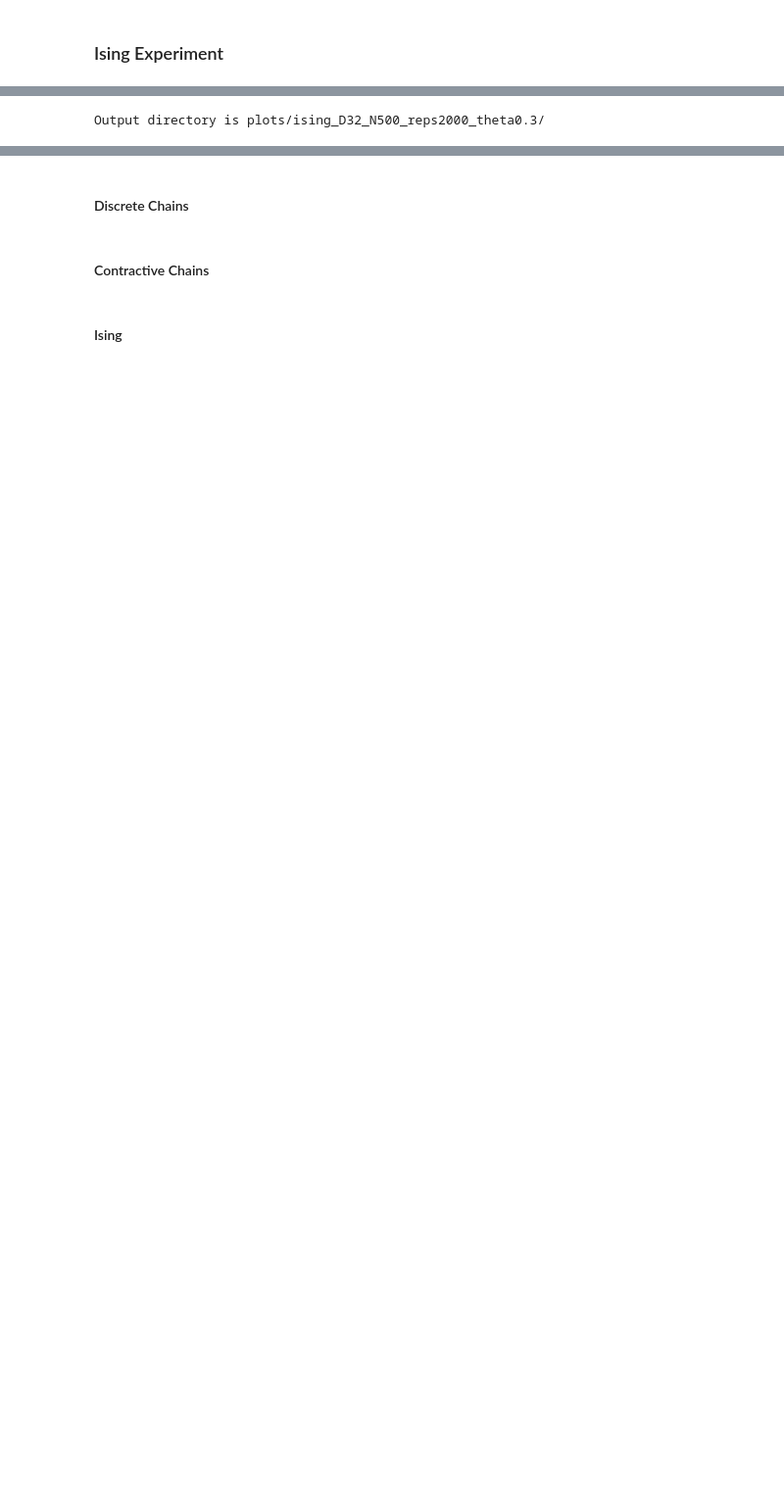
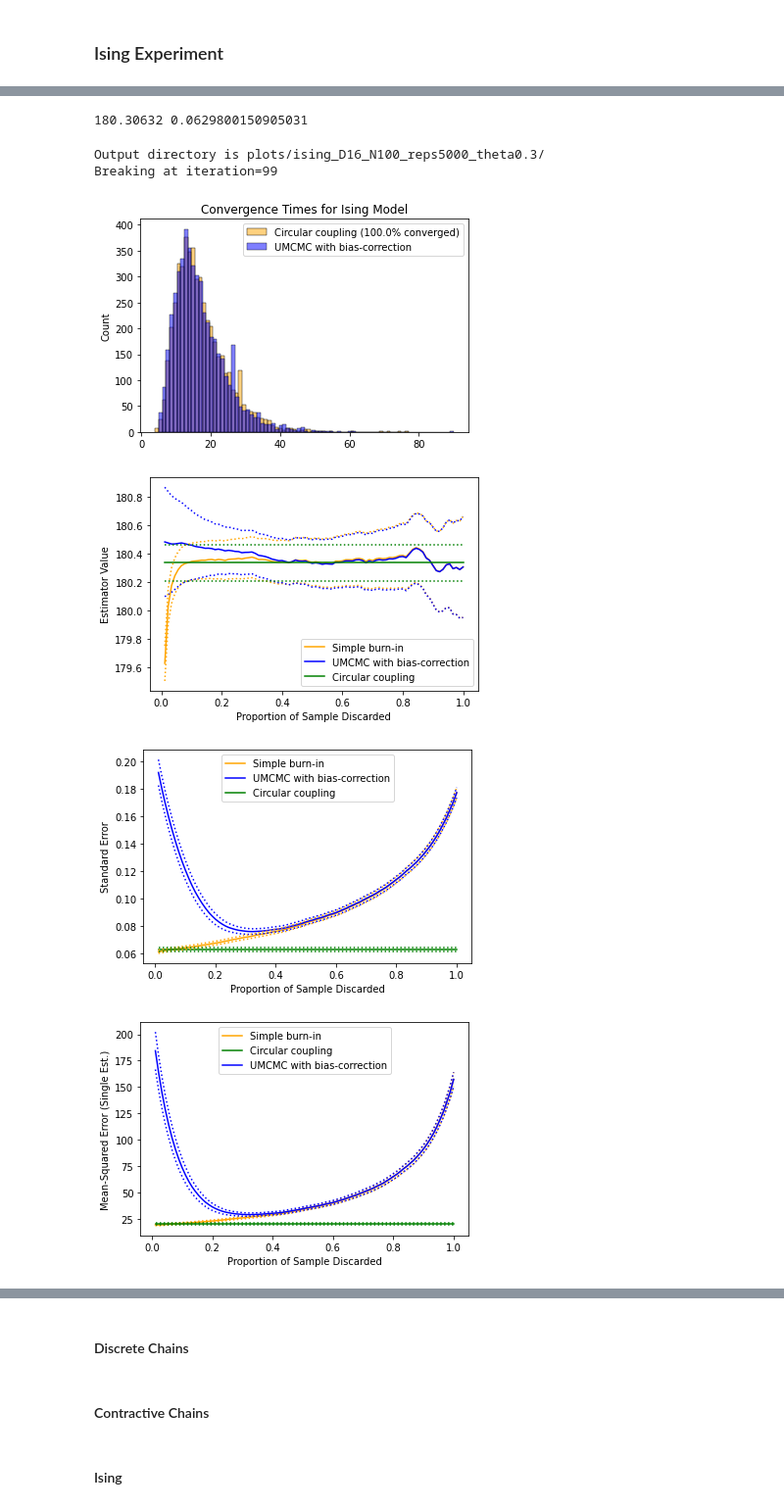
Before and after one commit to amspector100/stat248project, a Jupyter notebook: plots.ipynb, the cells around one changed output, grey strips where cells are left out. Shown at 98% size. Cells and saved outputs as stored; diff of their text form; code cells hidden in the pictures; blank space fills up the shorter version.

Commit message:
Plots done

```diff
--- a/plots.ipynb
+++ b/plots.ipynb
@@ -67,10 +57,10 @@ yvals shape is (90,)
 # %% [markdown]
 ### Ising Experiment
 # %%
-D = 32
+D = 16
 N = 500
 reps = 2000
 theta = 0.3
-trueval = 721.142792
-# ucoupler = umcmc.IsingUMCMC(m=N, reps=reps, theta=theta, D=D)
-# ucoupler.sample_all(verbose=True)
+#trueval = 721.142792
+ucoupler = umcmc.IsingUMCMC(m=N, reps=reps, theta=theta, D=D)
+ucoupler.sample_all(verbose=True)
@@ -77,26 +73,33 @@ trueval = 721.142792
 # %%
-# tests = ucoupler.compute_Hkm(k=int(N/2), h=utils.ising_statistic)
-# trueval = tests.mean()
-# stderr = tests.std() / np.sqrt(reps)
-# print(trueval, stderr)
+tests = ucoupler.compute_Hkm(k=int(N/2), h=utils.ising_statistic)
+trueval = tests.mean()
+stderr = tests.std() / np.sqrt(reps)
+print(trueval, stderr)
+# %% [output]
+180.30632 0.0629800150905031
 # %%
 # D = 4
-N = 500
-reps = 2000
+N = 100
+reps = 5000
 # theta = 0.3
 setting = "Ising Model"
 savename = f"ising_D{D}_N{N}_reps{reps}_theta{theta}"
 experiments.compare_methods(
     UClass=umcmc.IsingUMCMC,
     CClass=circular.IsingCircularCoupler,
     N=N,
     reps=reps,
     D=D,
     hs=[utils.ising_statistic],
     truevals=[trueval],
     theta=theta,
     setting=setting,
     savename=savename,
 )
 # %% [output]
-Output directory is plots/ising_D32_N500_reps2000_theta0.3/
+Output directory is plots/ising_D16_N100_reps5000_theta0.3/
+Breaking at iteration=99
+[figure, added]
+[figure, added]
+[figure, added]
+[figure, added]
```
Also changed, not shown: parts of 3 cells of this notebook, 30 other files.
